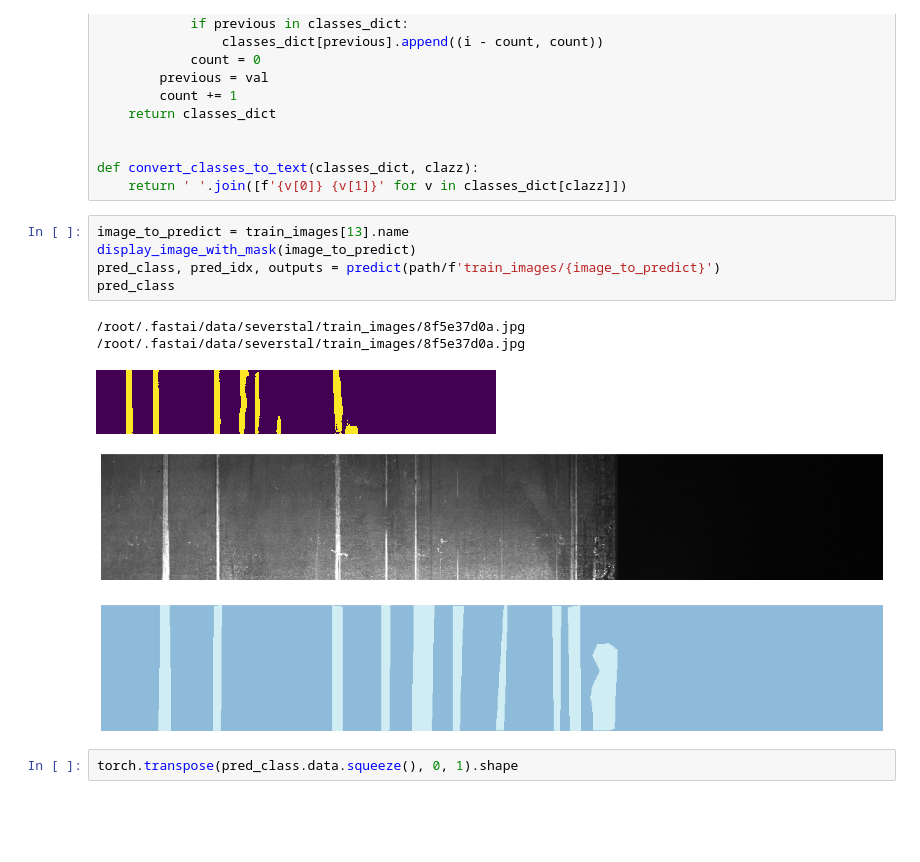
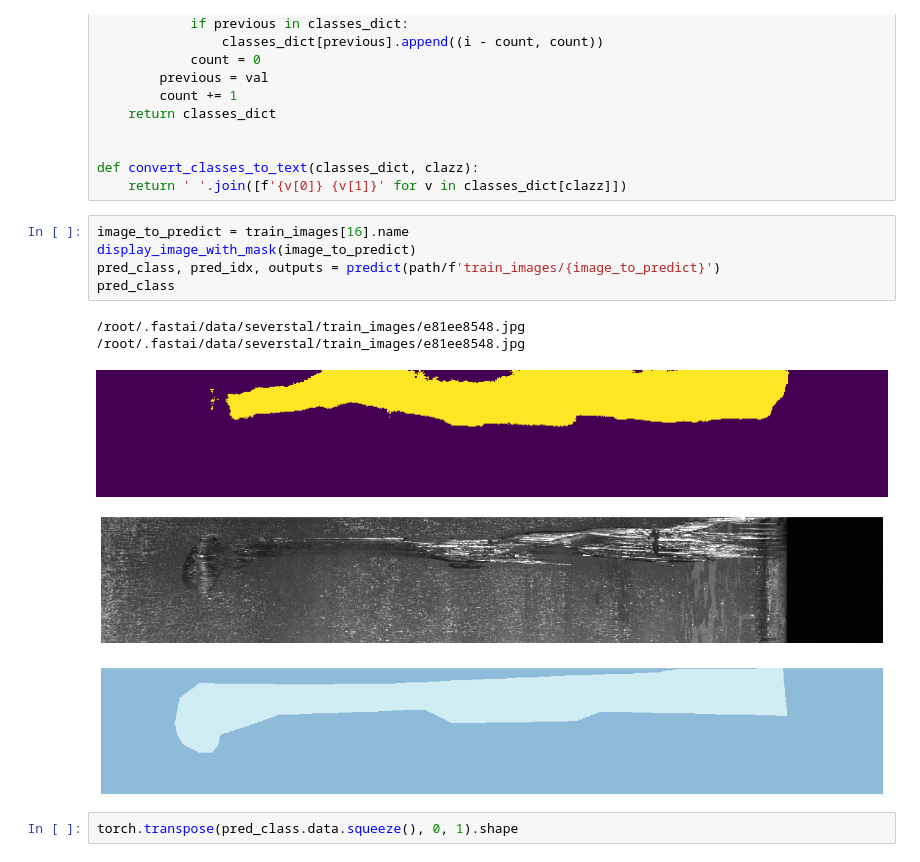
Before and after one commit to gilfernandes/fastai-exercises, a Jupyter notebook: nbs_gil/Severstal Losses.ipynb, the cells around one changed output. Drawn from its saved outputs; the diff is of its cells as text; blank space fills up the shorter version.

```diff
--- a/nbs_gil/Severstal Losses.ipynb
+++ b/nbs_gil/Severstal Losses.ipynb
@@ -824,16 +824,16 @@ def encode_classes(pred_class_data):
 def convert_classes_to_text(classes_dict, clazz):
     return ' '.join([f'{v[0]} {v[1]}' for v in classes_dict[clazz]])
 # %%
-image_to_predict = train_images[13].name
+image_to_predict = train_images[16].name
 display_image_with_mask(image_to_predict)
 pred_class, pred_idx, outputs = predict(path/f'train_images/{image_to_predict}')
 pred_class
 # %% [output]
-/root/.fastai/data/severstal/train_images/8f5e37d0a.jpg
-/root/.fastai/data/severstal/train_images/8f5e37d0a.jpg
+/root/.fastai/data/severstal/train_images/e81ee8548.jpg
+/root/.fastai/data/severstal/train_images/e81ee8548.jpg
-[figure, old version]
+[figure, new version]
-[figure, old version]
+[figure, new version]
-[figure, old version]
+[figure, new version]
 # %%
 torch.transpose(pred_class.data.squeeze(), 0, 1).shape
 # %% [markdown]
```
Also changed, not shown: parts of 3 cells of this notebook, 1 other file.
